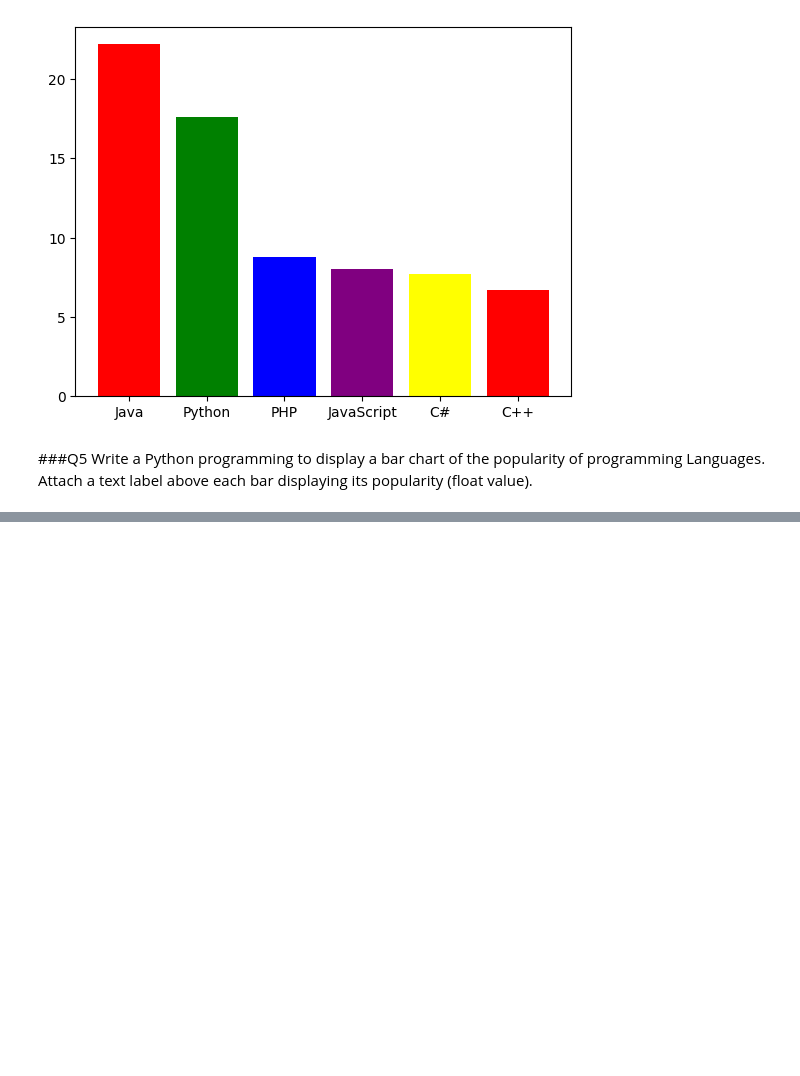
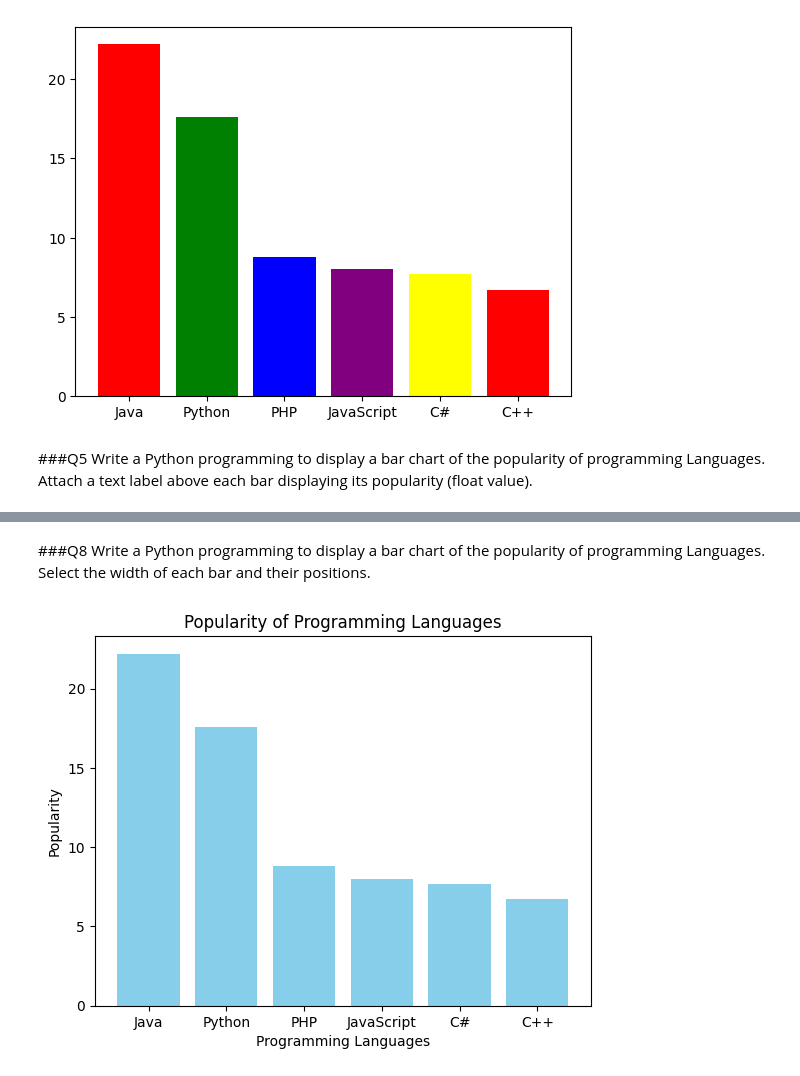
Before and after one commit to Harsh020802/Data_Analysis, a Jupyter notebook: Question.ipynb, the cells around one changed output, grey strips where cells are left out. Saved outputs shown, nothing was run; the diff lists cells and outputs as text; code cells hidden in the pictures; blank space fills up the shorter version.

```diff
--- a/Question.ipynb
+++ b/Question.ipynb
@@ -287,0 +318,19 @@ Languages. Attach a text label above each bar displaying its popularity (float v
+# %% [markdown]
+###Q8 Write a Python programming to display a bar chart of the popularity of programming
+Languages. Select the width of each bar and their positions.
+# %%
+positions = [0.5, 1.5, 2.5, 3.5, 4.5,5.5]
+
+bar_width = 0.8
+
+plt.bar(positions, Popularity, width=bar_width, color='skyblue')
+
+plt.xticks(positions, Programming_languages)
+
+plt.xlabel('Programming Languages')
+plt.ylabel('Popularity')
+plt.title('Popularity of Programming Languages')
+
+plt.show()
+# %% [output]
+[figure, added]
```
Also changed, not shown: parts of 15 cells of this notebook.
